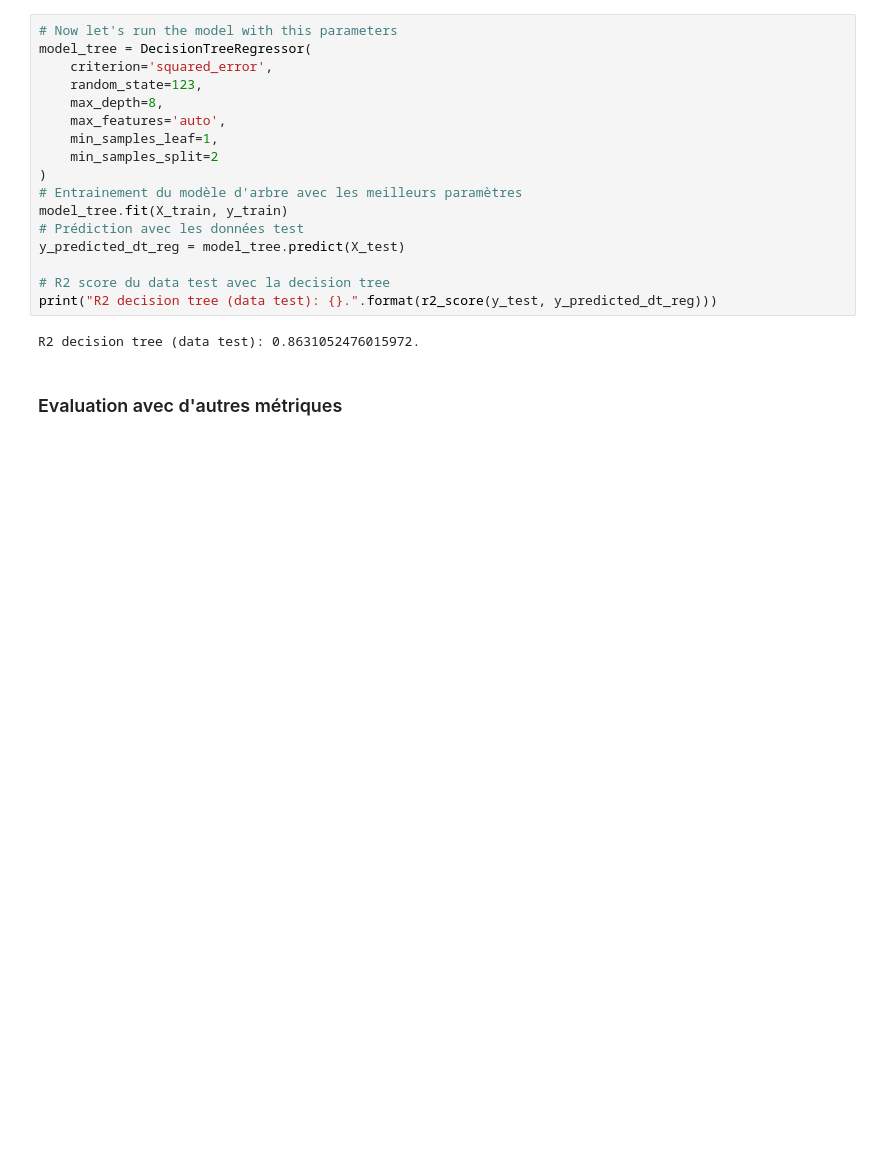
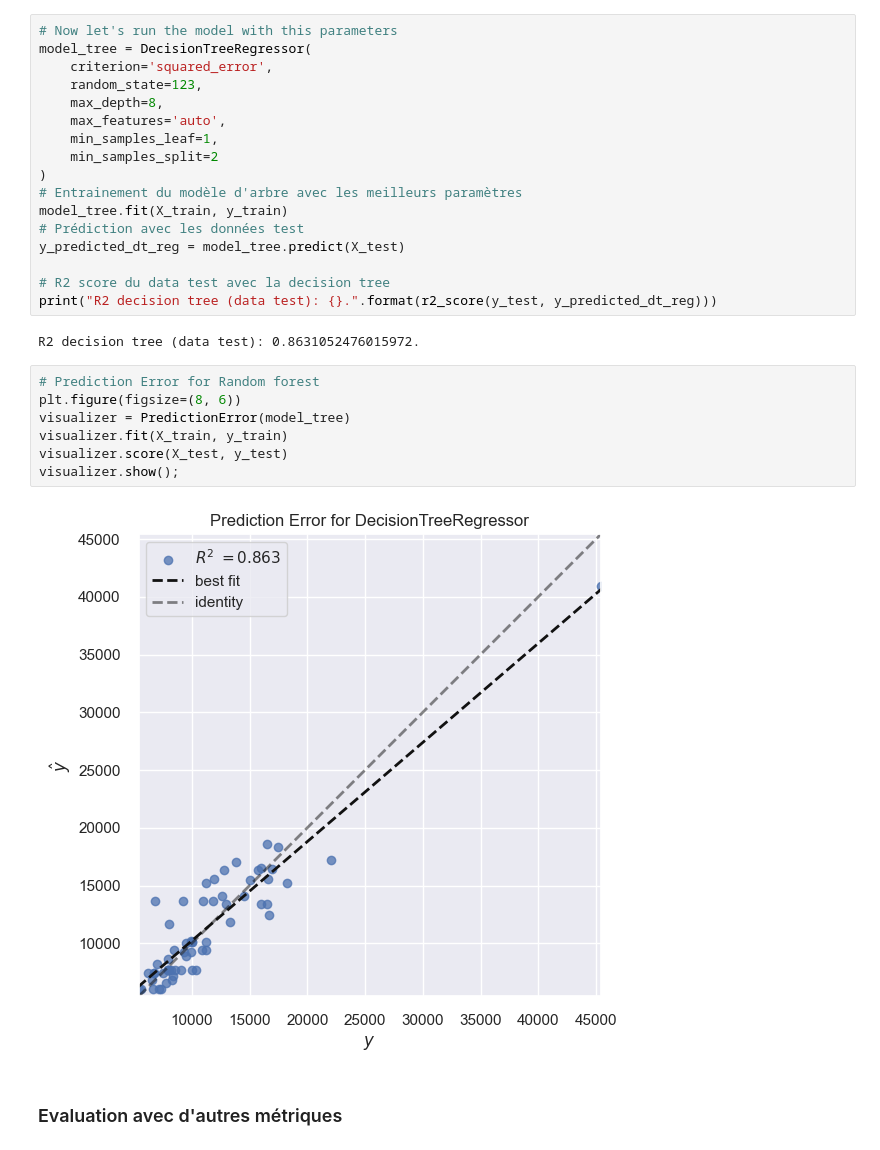
Before and after one commit to Abou29/RandomForest_DecisionTree-Prediction-vehicle-price, a Jupyter notebook: prix_de_voiture_prediction.ipynb, the cells around one changed output. Saved outputs shown, nothing was run; the diff lists cells and outputs as text; blank space fills up the shorter version.

```diff
--- a/prix_de_voiture_prediction.ipynb
+++ b/prix_de_voiture_prediction.ipynb
@@ -619,6 +665,15 @@ y_predicted_dt_reg = model_tree.predict(X_test)
 print("R2 decision tree (data test): {}.".format(r2_score(y_test, y_predicted_dt_reg)))
 # %% [output]
 R2 decision tree (data test): 0.8631052476015972.
+# %%
+# Prediction Error for Random forest
+plt.figure(figsize=(8, 6))
+visualizer = PredictionError(model_tree)
+visualizer.fit(X_train, y_train)
+visualizer.score(X_test, y_test)
+visualizer.show();
+# %% [output]
+[figure, added]
 # %% [markdown]
 ### Evaluation avec d'autres métriques
 # %%
```
Also changed, not shown: parts of 12 cells of this notebook.
